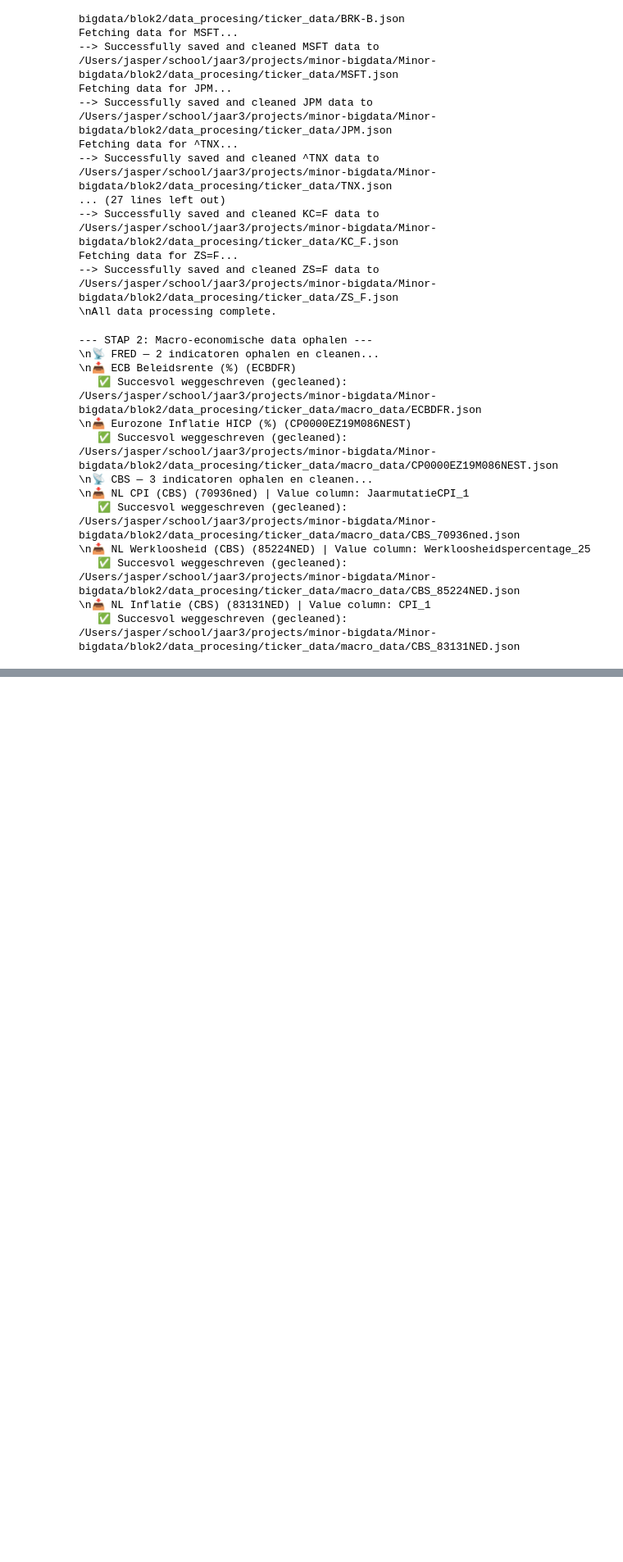
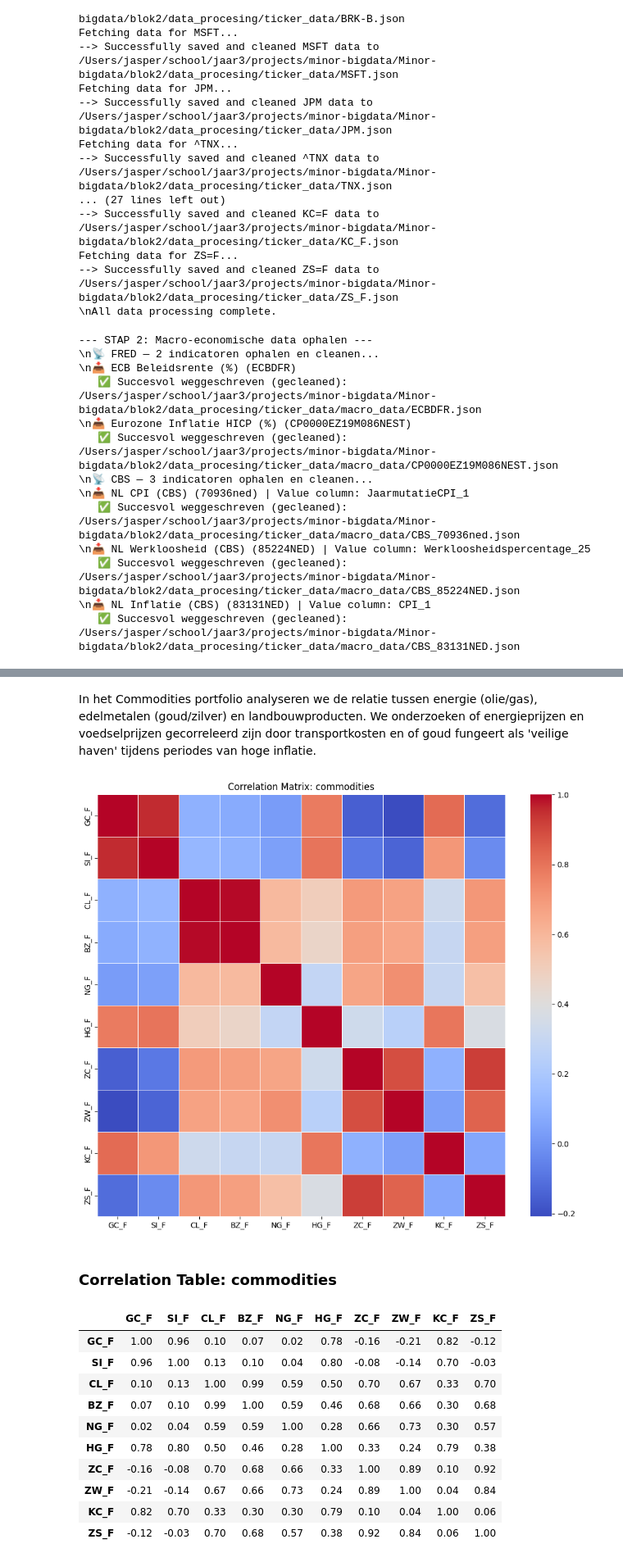
Before and after one commit to Pablo-Atanes/Minor-bigdata, a Jupyter notebook: b2_colab_board_pablo_jasper.ipynb, the cells around one changed output, grey strips where cells are left out. Shown at 82% size. Cells and saved outputs as stored; diff of their text form; code cells hidden in the pictures; blank space fills up the shorter version.

```diff
--- a/b2_colab_board_pablo_jasper.ipynb
+++ b/b2_colab_board_pablo_jasper.ipynb
@@ -219,0 +380,18 @@ Controleer de map 'cleaned_output' voor de resultaten.
+# %% [markdown]
+In het Commodities portfolio analyseren we de relatie tussen energie (olie/gas), edelmetalen (goud/zilver) en landbouwproducten. We onderzoeken of energieprijzen en voedselprijzen gecorreleerd zijn door transportkosten en of goud fungeert als 'veilige haven' tijdens periodes van hoge inflatie.
+# %%
+show_correlation_heatmap('commodities')
+# %% [output]
+[figure, added]
+### Correlation Table: commodities
+|  | GC_F | SI_F | CL_F | BZ_F | NG_F | HG_F | ZC_F | ZW_F | KC_F | ZS_F |
+| GC_F | 1.00 | 0.96 | 0.10 | 0.07 | 0.02 | 0.78 | -0.16 | -0.21 | 0.82 | -0.12 |
+| SI_F | 0.96 | 1.00 | 0.13 | 0.10 | 0.04 | 0.80 | -0.08 | -0.14 | 0.70 | -0.03 |
+| CL_F | 0.10 | 0.13 | 1.00 | 0.99 | 0.59 | 0.50 | 0.70 | 0.67 | 0.33 | 0.70 |
+| BZ_F | 0.07 | 0.10 | 0.99 | 1.00 | 0.59 | 0.46 | 0.68 | 0.66 | 0.30 | 0.68 |
+| NG_F | 0.02 | 0.04 | 0.59 | 0.59 | 1.00 | 0.28 | 0.66 | 0.73 | 0.30 | 0.57 |
+| HG_F | 0.78 | 0.80 | 0.50 | 0.46 | 0.28 | 1.00 | 0.33 | 0.24 | 0.79 | 0.38 |
+| ZC_F | -0.16 | -0.08 | 0.70 | 0.68 | 0.66 | 0.33 | 1.00 | 0.89 | 0.10 | 0.92 |
+| ZW_F | -0.21 | -0.14 | 0.67 | 0.66 | 0.73 | 0.24 | 0.89 | 1.00 | 0.04 | 0.84 |
+| KC_F | 0.82 | 0.70 | 0.33 | 0.30 | 0.30 | 0.79 | 0.10 | 0.04 | 1.00 | 0.06 |
+| ZS_F | -0.12 | -0.03 | 0.70 | 0.68 | 0.57 | 0.38 | 0.92 | 0.84 | 0.06 | 1.00 |
```
Also changed, not shown: parts of 27 cells of this notebook, 1 other file.
